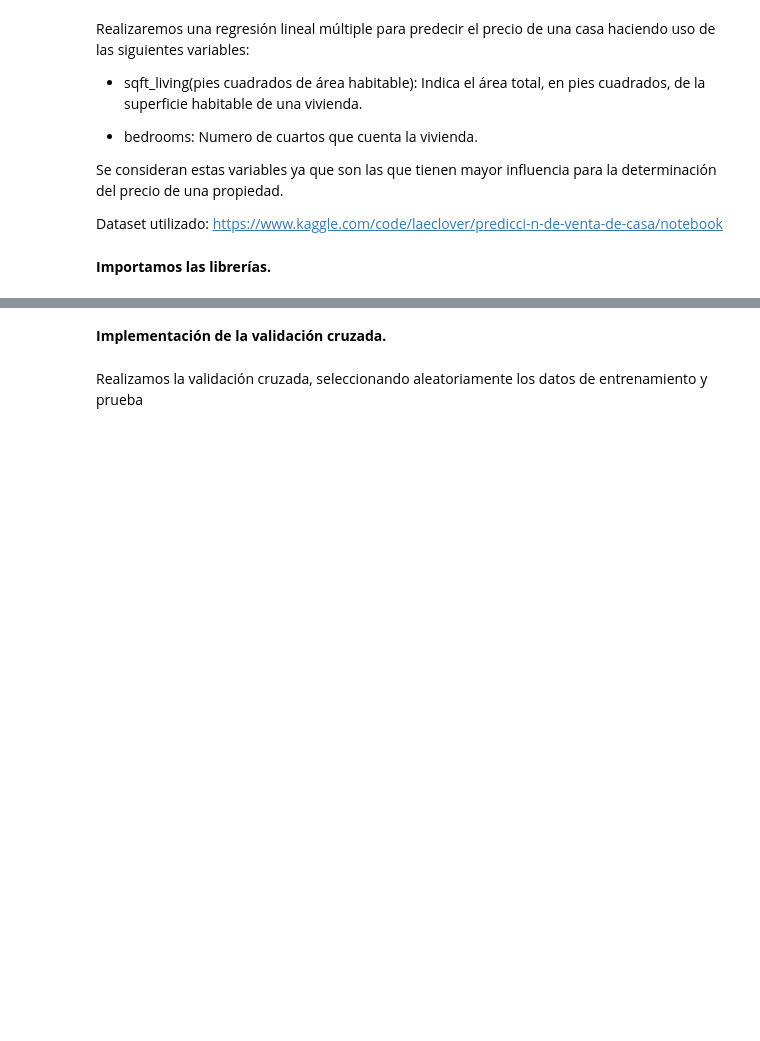
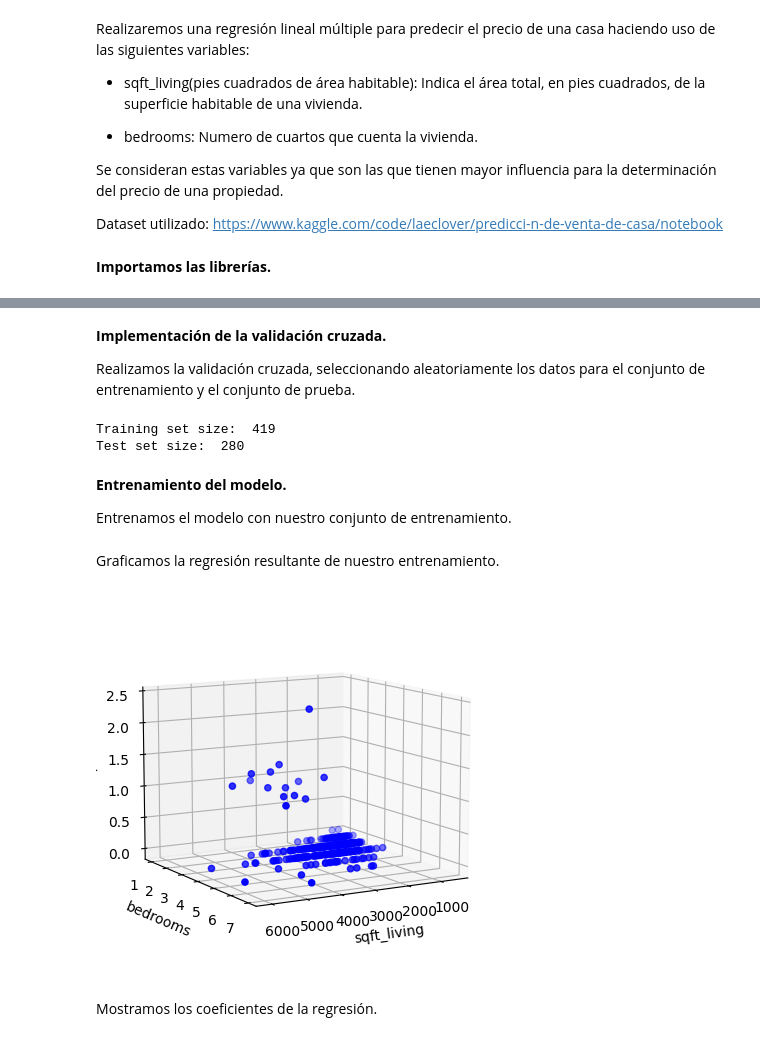
Before and after one commit to AlejandroVillasenor/MachineLearning, a Jupyter notebook: PolynomialRegression/PolRegressionCrossVal.ipynb, the cells around one changed output, grey strips where cells are left out. Saved outputs shown, nothing was run; the diff lists cells and outputs as text; code cells hidden in the pictures; blank space fills up the shorter version.

```diff
--- a/PolynomialRegression/PolRegressionCrossVal.ipynb
+++ b/PolynomialRegression/PolRegressionCrossVal.ipynb
@@ -39,11 +56,11 @@ class MultipleRegression:
         x_with_intercept = np.column_stack((np.ones(len(X)), X))
 
         # Initialize the random coefficients
-        self.coef_ = np.random.rand(x_with_intercept.shape[1])
+        self.coef_ = np.random.randn(x_with_intercept.shape[1])
 
         # Gradient descent
         for _ in range(self.n_iter):
-            gradient = -2 * x_with_intercept.T @ (y - x_with_intercept @ self.coef_)
+            gradient = -2 * x_with_intercept.T @ (y - (x_with_intercept @ self.coef_))
             self.coef_ -= self.learning_rate * gradient
 
         # The first coefficient is the intercept
@@ -53,4 +70,5 @@ class MultipleRegression:
     def predict(self, X):
         # Add a column of ones to X to account for the intercept
         x_with_intercept = np.column_stack((np.ones(len(X)), X))
+
         return x_with_intercept @ np.concatenate(([self.intercept_], self.coef_))
@@ -78,4 +107,4 @@ test_set_size = len(x1) - training_set_size
-# %% [markdown]
-**Implementación de la validación cruzada.**
 # %% [markdown]
-Realizamos la validación cruzada, seleccionando aleatoriamente los datos de entrenamiento y prueba
+**Implementación de la validación cruzada.**
+
+Realizamos la validación cruzada, seleccionando aleatoriamente los datos para el conjunto de entrenamiento y el conjunto de prueba.
@@ -97,0 +111,67 @@ y_test = np.array(y[training_set_size:])
+# %%
+#Cross Validation
+# Shuffle the data indices to apply cross-validation
+idx = list(range(len(x1)))
+random.shuffle(idx)
+
+# Split the data into training and test sets
+x1_train = x1[idx[:train_size]]
+x2_train = x2[idx[:train_size]]
+y_train = y[idx[:train_size]]
+
+x1_test = x1[idx[train_size:]]
+x2_test = x2[idx[train_size:]]
+y_test = y[idx[train_size:]]
+
+# Convert the data to numpy arrays in one column
+x1_train = x1_train.flatten()
+x2_train = x2_train.flatten()
+y_train = y_train.flatten()
+
+#Print the size of the training and test sets}
+print("Training set size: ", len(x1_train))
+print("Test set size: ", len(x1_test))
+# %% [output]
+Training set size:  419
+Test set size:  280
+# %% [markdown]
+**Entrenamiento del modelo.**
+
+Entrenamos el modelo con nuestro conjunto de entrenamiento.
+# %%
+# Create the model
+model = MultipleRegression(learning_rate=0.001, n_iter=1000)
+
+# Prepare the data
+X = np.column_stack((x1_train, x2_train))
+Y = y_train
+
+# Train the model
+model.fit(X, Y)
+# %% [markdown]
+Graficamos la regresión resultante de nuestro entrenamiento.
+# %%
+# Graph the data and the hiperplane
+fig = plt.figure()
+ax = fig.add_subplot(111, projection='3d')
+
+# Scatter the data
+ax.scatter(x1_train, x2_train, y_train, c = 'b', marker = 'o')
+
+# Surface of the hiperplane
+xx1, xx2 = np.meshgrid(x1_train, x2_train)
+
+# Equation of the hiperplane
+yy = model.intercept_ + model.coef_[0] * xx1 + model.coef_[1] * xx2
+ax.plot_surface(xx1, xx2, yy, color='r', alpha=0.2)
+
+# Set the labels
+ax.set_xlabel('sqft_living')
+ax.set_ylabel('bedrooms')
+ax.set_zlabel('price')
+ax.azim = 60 #azim is the azimuth angle in the x,y plane
+ax.elev = 10 #elev is the elevation angle in the z plane
+# %% [output]
+[figure, added]
+# %% [markdown]
+Mostramos los coeficientes de la regresión.
```
Also changed, not shown: parts of 11 cells of this notebook, 2 other files.
